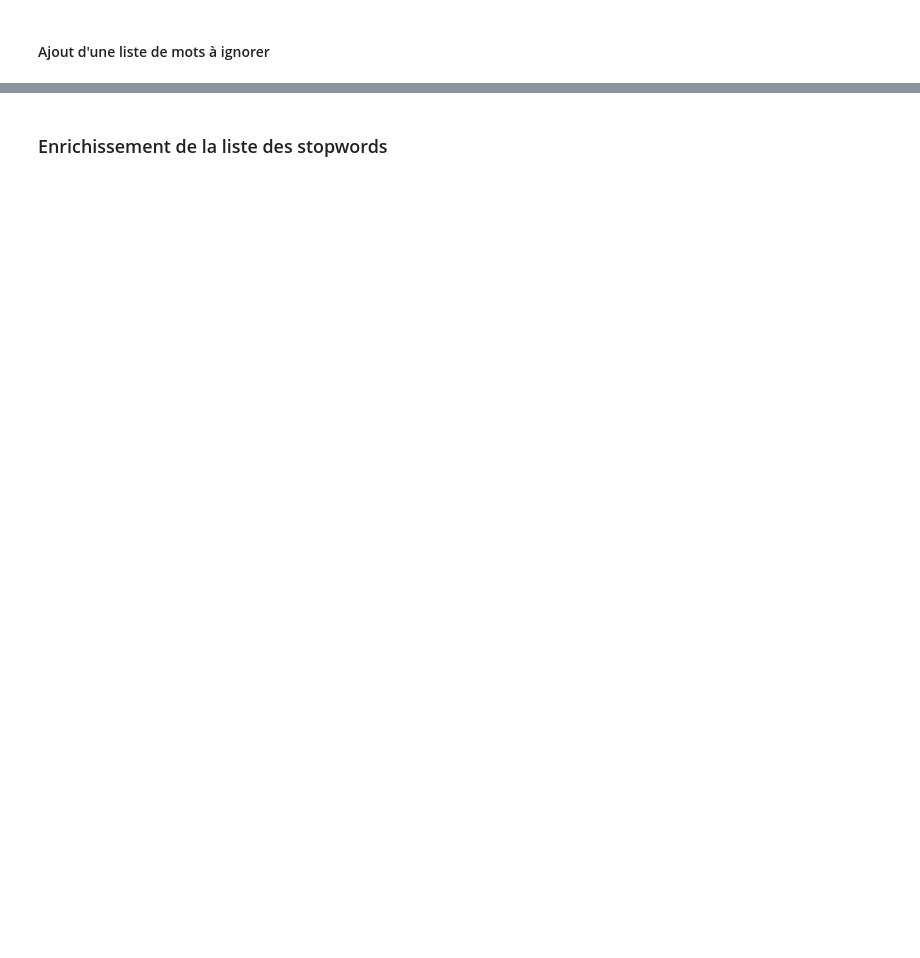
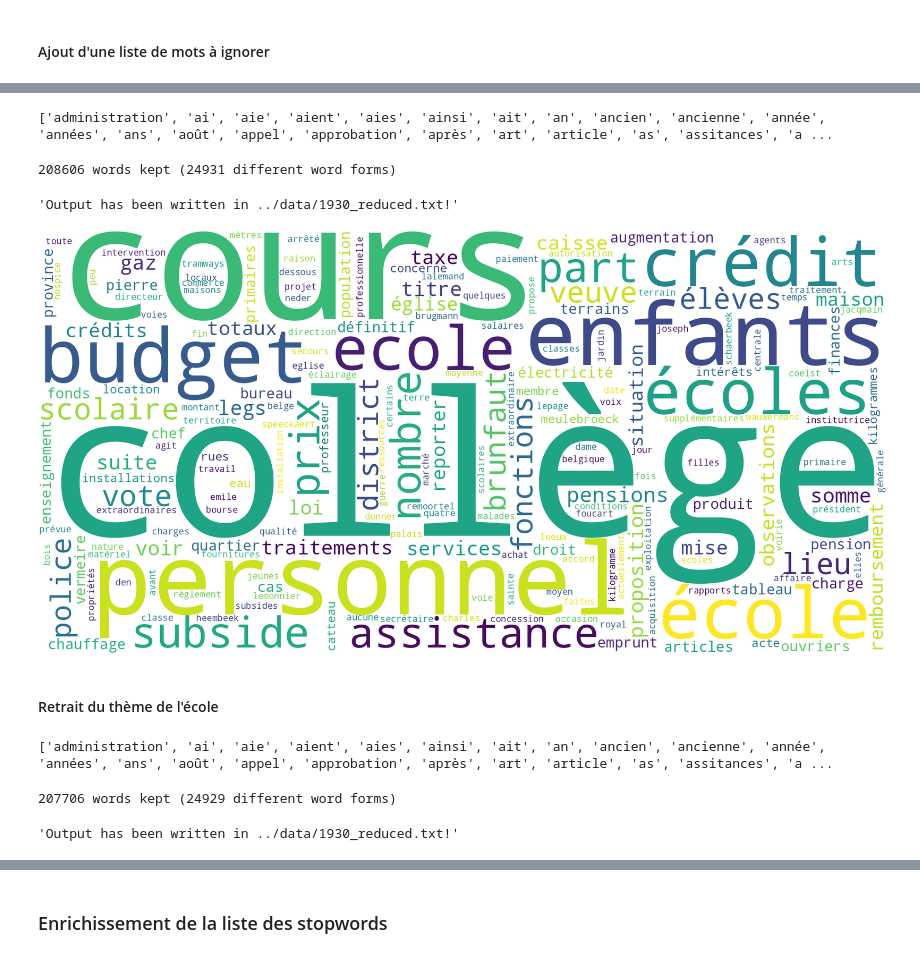
Before and after one commit to valerianebxl/tac, a Jupyter notebook: tp2/tp2.ipynb, the cells around one changed output, grey strips where cells are left out. Drawn from its saved outputs; the diff is of its cells as text; code cells hidden in the pictures; blank space fills up the shorter version.

```diff
--- a/tp2/tp2.ipynb
+++ b/tp2/tp2.ipynb
@@ -150,16 +153,13 @@ print(sorted(set(kw_details)))
 kw_extractor = yake.KeywordExtractor(lan="fr", top=30)
 
 kw_details = []
-
 for f in bxl_selected_year:
     text = open(os.path.join(path_year, f), 'r').read()
     keywords = kw_extractor.extract_keywords(text.lower())
     for kw, score in keywords:
-        words = kw.split()
-        if len(words) == 2 and kw.lower() not in ignored:
+        kword = kw.split()
+        if len(kword) == 2 and kw.lower() not in ignored:
             kw_details.append(kw)
-        if len(words) == 1 and kw.lower() not in ignored:
-            unigr.append(kw)
 
 print(sorted(set(kw_details)))
 # %% [output]
@@ -204,13 +206,11 @@ clean_text(selected_year)
 # %%
 kw_extractor = yake.KeywordExtractor(lan="fr", top=50)
-text_cleaned = open(os.path.join(f'../data/{selected_year}_clean.txt'), 'r').read()
 keywords = kw_extractor.extract_keywords(text_cleaned.lower())
 
 kw_results = []
-
 for kw, score in keywords:
-    words = kw.split()
-    if len(words) == 3 and kw.lower() not in ignored:
+    kword = kw.split()
+    if len(kword) == 3 and kw.lower() not in ignored:
         kw_results.append(kw.lower())
 
 print(sorted(set(kw_results)))
@@ -251,13 +251,12 @@ clean_files(selected_year)
 kw_extractor = yake.KeywordExtractor(lan="fr", top=5)
 
 kw_details = []
-
 for f in bxl_selected_year:
     text = open(os.path.join(path_cleaned, f), 'r').read()
     keywords = kw_extractor.extract_keywords(text.lower())
     for kw, score in keywords:
-        words = kw.split()
-        if len(words) == 3 and kw.lower() not in ignored:
+        kword = kw.split()
+        if len(kword) == 3 and kw.lower() not in ignored:
             kw_details.append(kw)
 
 print(sorted(set(kw_details)))
@@ -322,0 +365,14 @@ print(sorted(sw))
+# %%
+sw += ["tout", "toutes", "tous", "fait", "faite", "suivant", "suit", "report", "premier", "première", "premiers", "premières", "francs", "rue", "ville", "villes", "franc", "conseil", "service",
+       "article", "section", "question", "partie", "avenue", "place", "commission", "boulevard", "société", "années", "année", "an", "ans", "demande", "frais", "recette", "recettes", "total",
+       "compte", "travaux", "entretien", "membres"]
+
+print(sorted(set(sw)))
+# %% [output]
+['administration', 'ai', 'aie', 'aient', 'aies', 'ainsi', 'ait', 'an', 'ancien', 'ancienne', 'année', 'années', 'ans', 'août', 'appel', 'approbation', 'après', 'art', 'article', 'as', 'assitances', 'a ...
+# %%
+sample = [w for w in sample if w not in sw]
+voc = set(sample)
+print(f"{len(sample)} words kept ({len(voc)} different word forms)")
+# %% [output]
+208606 words kept (24931 different word forms)
@@ -322,0 +391,27 @@ print(sorted(sw))
+# %%
+reduced_text(selected_year)
+# %% [output]
+'Output has been written in ../data/1930_reduced.txt!'
+# %%
+text_reduced = open(os.path.join(f'../data/{selected_year}_reduced.txt'), 'r').read()
+frequencies = Counter(text_reduced.split())
+# %%
+cloud = WordCloud(width=2000, height=1000, background_color='white').generate_from_frequencies(frequencies)
+cloud.to_file(os.path.join(f"../data/{selected_year}.png"))
+Image(filename=os.path.join(f"../data/{selected_year}.png"))
+# %% [output]
+[figure, added]
+# %% [markdown]
+#### Retrait du thème de l'école
+# %%
+sw += ["collège", "école", "ecole", "écoles", "personnel", "cours", "totaux"]
+
+print(sorted(set(sw)))
+# %% [output]
+['administration', 'ai', 'aie', 'aient', 'aies', 'ainsi', 'ait', 'an', 'ancien', 'ancienne', 'année', 'années', 'ans', 'août', 'appel', 'approbation', 'après', 'art', 'article', 'as', 'assitances', 'a ...
+# %%
+sample = [w for w in sample if w not in sw]
+voc = set(sample)
+print(f"{len(sample)} words kept ({len(voc)} different word forms)")
+# %% [output]
+207706 words kept (24929 different word forms)
@@ -322,0 +430,4 @@ print(sorted(sw))
+# %%
+reduced_text(selected_year)
+# %% [output]
+'Output has been written in ../data/1930_reduced.txt!'
```
Also changed, not shown: parts of 58 cells of this notebook, 1 other file.
